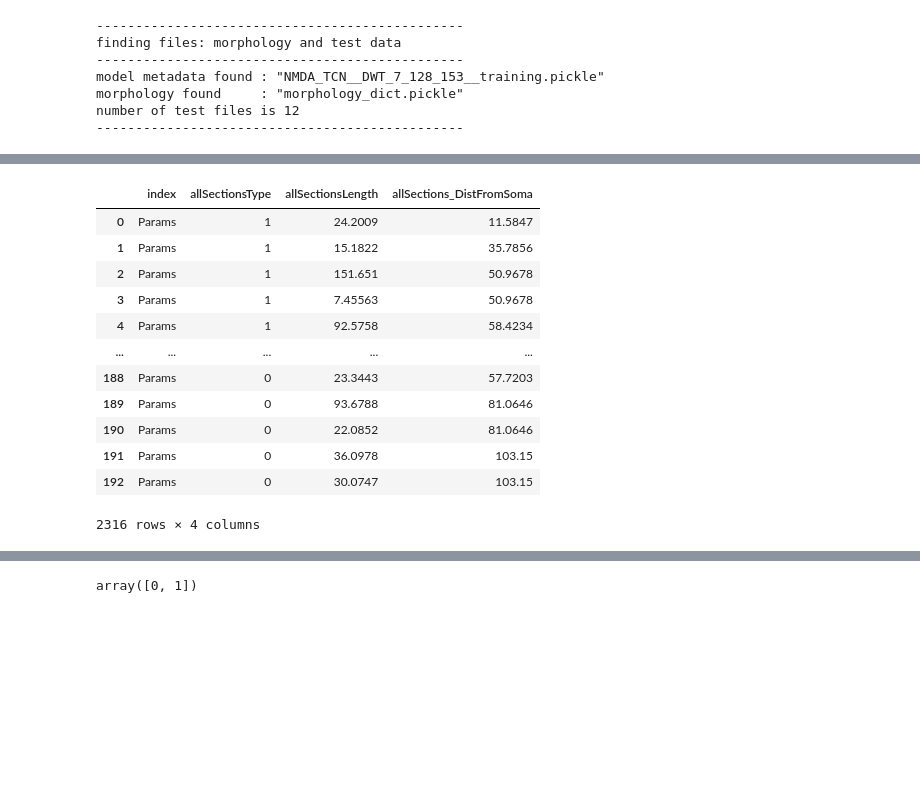
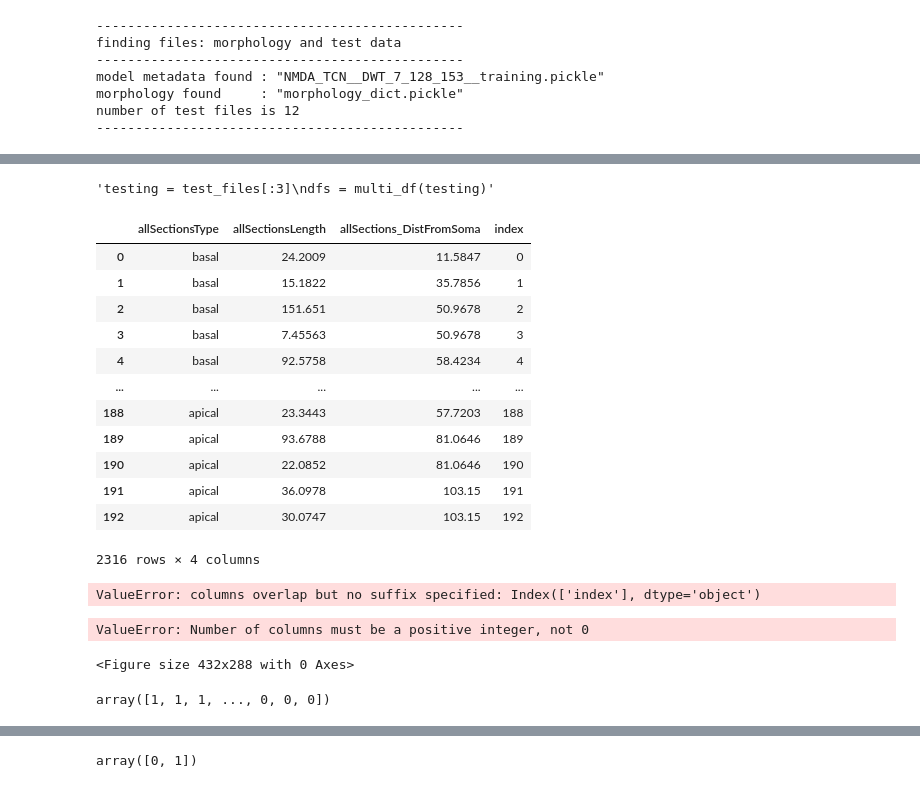
Before and after one commit to TaraBlackburn/neural-netting, a Jupyter notebook: src/ML_on_neuron.ipynb, the cells around one changed output, grey strips where cells are left out. Cells and saved outputs as stored; diff of their text form; code cells hidden in the pictures; blank space fills up the shorter version.

```diff
--- a/src/ML_on_neuron.ipynb
+++ b/src/ML_on_neuron.ipynb
@@ -68,26 +87,45 @@ df = pd.DataFrame(experiment_dict)
 # %%
 opening_files = test_files[:3]
 # %%
-def dataframe(file):
+def large_dataframe(file):
     experiment_dict = pickle.load(open(file, "rb"), encoding='latin1')
     df = pd.DataFrame(experiment_dict)
     df.drop('Results', inplace=True, axis=1)
     df = df.loc[['allSegmentsType', 'allSegmentsLength', 'allSegments_SectionInd', 'allSegments_DistFromSoma', 'allSegments_SectionDistFromSoma']]
-    df = df_sub.T.apply(pd.Series.explode).reset_index()
+    df = df.T.apply(pd.Series.explode).reset_index()
+    df.drop('index', inplace=True, axis=1)
+    return df
+
+def small_dataframe(file):
+    experiment_dict = pickle.load(open(file, "rb"), encoding='latin1')
+    df = pd.DataFrame(experiment_dict)
+    df.drop('Results', inplace=True, axis=1)
+    df = df.loc[['allSectionsType', 'allSectionsLength', 'allSections_DistFromSoma']]
+    df = df.T.apply(pd.Series.explode).reset_index()
+    df.drop('index', inplace=True, axis=1)
+    return df
+
+def whole_dataframe(file):
+    experiment_dict = pickle.load(open(file, "rb"), encoding='latin1')
+    df = pd.DataFrame(experiment_dict)
+    df.drop('Results', inplace=True, axis=1)
+    df = df.loc[['allSectionsType', 'allSectionsLength', 'allSections_DistFromSoma', 'allSegmentsType', 'allSegmentsLength', 'allSegments_SectionInd', 'allSegments_DistFromSoma', 'allSegments_SectionDistFromSoma']]
+    df = df.T.apply(pd.Series.explode)
 
     return df
-
 #df_sub = df.loc[['allSectionsType', 'allSectionsLength', 'allSections_DistFromSoma']]
 
 #df_sub.T.apply(pd.Series.explode).reset_index()
 # stratify on column for basal/apical - use labelencoder
 # %%
-def multi_df(files):
+def multi_df(files, opener):
     lst_df = []
     for file in files:
-        lst_df.append(dataframe(file))
+        lst_df.append(opener(file))
 
     return pd.concat(lst_df)
 # %%
 '''testing = test_files[:3]
 dfs = multi_df(testing)''' #testing the definitions
+# %% [output]
+'testing = test_files[:3]\ndfs = multi_df(testing)'
@@ -96,2 +136,35 @@ dfs = multi_df(test_files)
+# %%
+df_193 = multi_df(test_files, small_dataframe)
+# %%
+df_193.drop('index', inplace=True, axis=1)
+# %%
+df_193['index'] = df_193.index
+df_193
+# %% [output]
+|  | allSectionsType | allSectionsLength | allSections_DistFromSoma | index |
+| 0 | basal | 24.2009 | 11.5847 | 0 |
+| 1 | basal | 15.1822 | 35.7856 | 1 |
+| 2 | basal | 151.651 | 50.9678 | 2 |
+| 3 | basal | 7.45563 | 50.9678 | 3 |
+| 4 | basal | 92.5758 | 58.4234 | 4 |
+| ... | ... | ... | ... | ... |
+| 188 | apical | 23.3443 | 57.7203 | 188 |
+| 189 | apical | 93.6788 | 81.0646 | 189 |
+| 190 | apical | 22.0852 | 81.0646 | 190 |
+| 191 | apical | 36.0978 | 103.15 | 191 |
+| 192 | apical | 30.0747 | 103.15 | 192 |
+2316 rows × 4 columns
+# %%
+idx = dfs['allSegments_SectionInd']
+#dfs.drop('index', inplace = True, axis=1)
+dfs['index'] = dfs['allSegments_SectionInd']
+dfs.join(df_193, on='index')
+# %% [output]
+ValueError: columns overlap but no suffix specified: Index(['index'], dtype='object')
+# %%
+pd.plotting.scatter_matrix(dfs, alpha=0.2)
+# %% [output]
+ValueError: Number of columns must be a positive integer, not 0
+<Figure size 432x288 with 0 Axes>
 # %%
 le = LabelEncoder()
@@ -100,21 +173,9 @@ dfs['allSectionsType'] = le.fit_transform(dfs['allSectionsType'])
 #0 = apical
 df_x = dfs.copy(deep=True)
 # %%
-y = np.array(pd.Series(dfs['allSectionsType']))
-df_x
+y = np.array(pd.Series(dfs['allSegmentsType']))
+y
 # %% [output]
-|  | index | allSectionsType | allSectionsLength | allSections_DistFromSoma |
-| 0 | Params | 1 | 24.2009 | 11.5847 |
-| 1 | Params | 1 | 15.1822 | 35.7856 |
-| 2 | Params | 1 | 151.651 | 50.9678 |
-| 3 | Params | 1 | 7.45563 | 50.9678 |
-| 4 | Params | 1 | 92.5758 | 58.4234 |
-| ... | ... | ... | ... | ... |
-| 188 | Params | 0 | 23.3443 | 57.7203 |
-| 189 | Params | 0 | 93.6788 | 81.0646 |
-| 190 | Params | 0 | 22.0852 | 81.0646 |
-| 191 | Params | 0 | 36.0978 | 103.15 |
-| 192 | Params | 0 | 30.0747 | 103.15 |
-2316 rows × 4 columns
+array([1, 1, 1, ..., 0, 0, 0])
 # %%
 X = df_x
```
Also changed, not shown: parts of 19 cells of this notebook.
